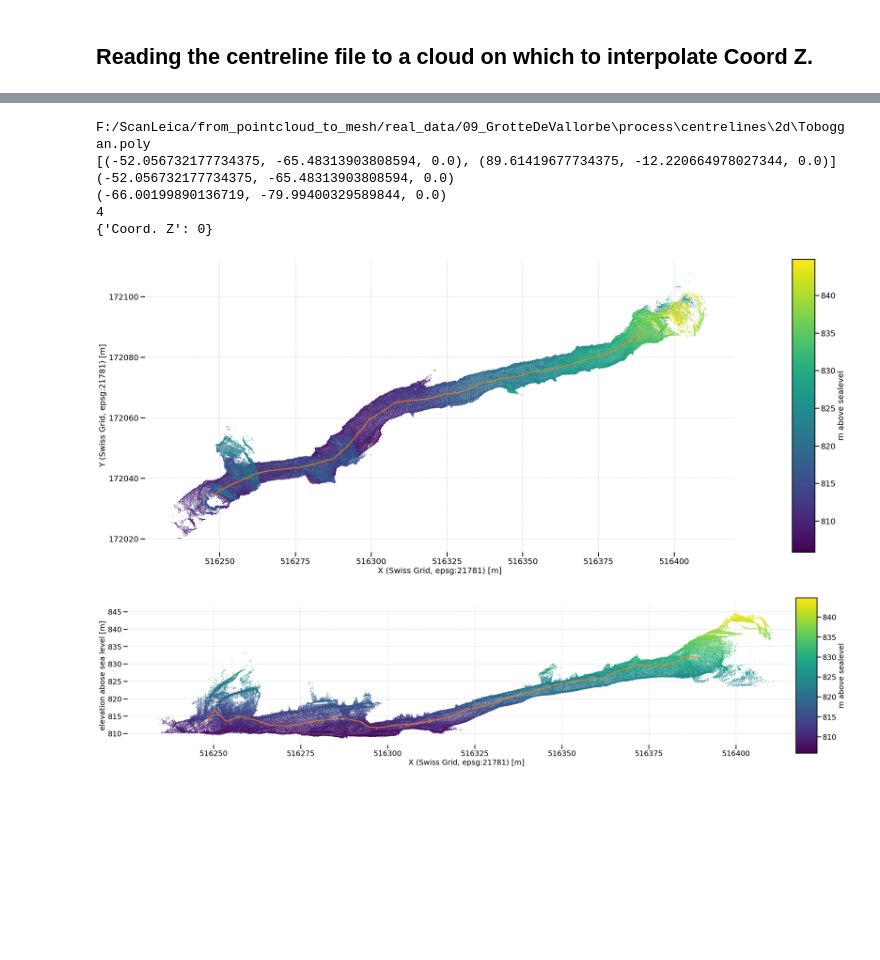
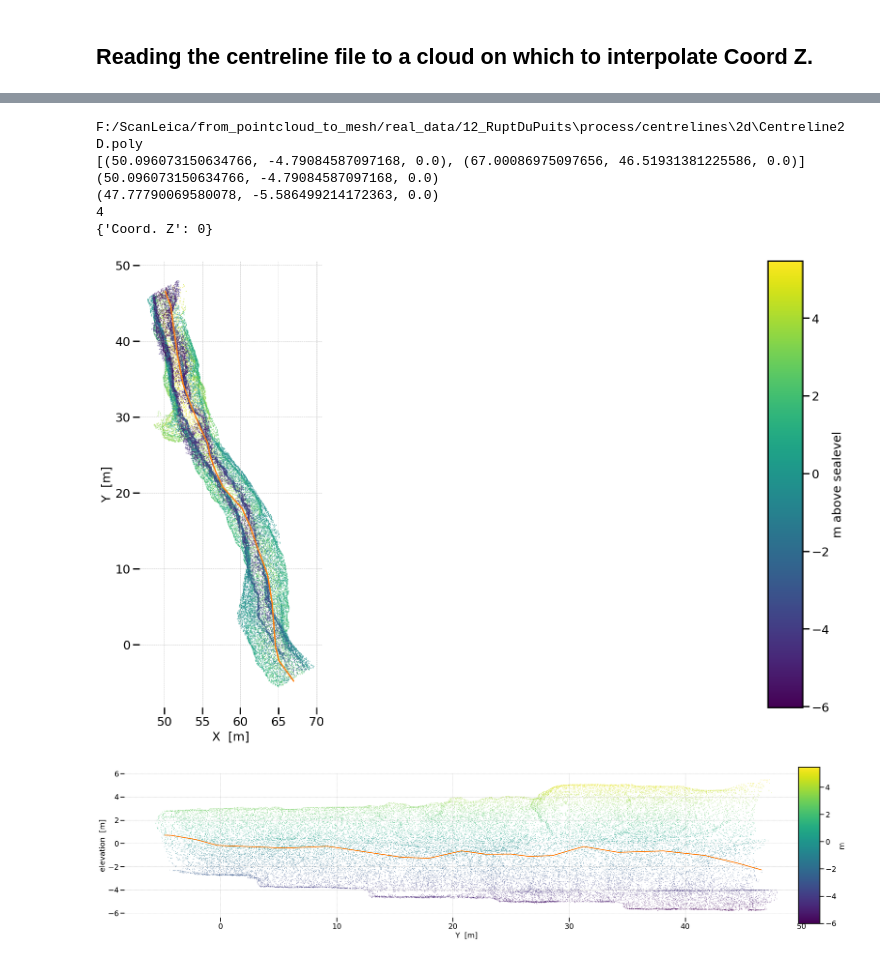
Before and after one commit to ERC-Karst/from_pointcloud_to_mesh, a Jupyter notebook: python/notebooks/02_ExtractCentreLine.ipynb, the cells around one changed output, grey strips where cells are left out. Drawn from its saved outputs; the diff is of its cells as text; code cells hidden in the pictures; blank space fills up the shorter version.

```diff
--- a/python/notebooks/02_ExtractCentreLine.ipynb
+++ b/python/notebooks/02_ExtractCentreLine.ipynb
@@ -142,8 +154,8 @@ def interpolate3DCentreline(fp, pcCave):
     params = cc.interpolatorParameters()
     params.method = cc.INTERPOL_METHOD.RADIUS
     params.algos = cc.INTERPOL_ALGO.NORMAL_DIST
-    params.radius = 4
-    params.sigma = 0.25
+    params.radius = 2
+    params.sigma = 2
     print(d["Coord. Z"])
     sfIndexes = [d["Coord. Z"]]
 
@@ -169,10 +181,10 @@ for polyline in centrelines2D:
     centreline3d = interpolate3DCentreline(fp_polyline, pcCave)
     centrelines3d.append(centreline3d)
 # %% [output]
-F:/ScanLeica/from_pointcloud_to_mesh/real_data/09_GrotteDeVallorbe\process\centrelines\2d\Toboggan.poly
-[(-52.056732177734375, -65.48313903808594, 0.0), (89.61419677734375, -12.220664978027344, 0.0)]
-(-52.056732177734375, -65.48313903808594, 0.0)
-(-66.00199890136719, -79.99400329589844, 0.0)
+F:/ScanLeica/from_pointcloud_to_mesh/real_data/12_RuptDuPuits\process/centrelines\2d\Centreline2D.poly
+[(50.096073150634766, -4.79084587097168, 0.0), (67.00086975097656, 46.51931381225586, 0.0)]
+(50.096073150634766, -4.79084587097168, 0.0)
+(47.77790069580078, -5.586499214172363, 0.0)
 4
 {'Coord. Z': 0}
 # %%
@@ -190,37 +202,36 @@ cmap = mpl.cm.viridis
 fig = plt.figure(figsize = (30, 12))
 gs = GridSpec(1, 60)
 
 ax = fig.add_subplot(gs[:59])
 cax = fig.add_subplot(gs[58:])
 dense_cave = pcCave.toNpArrayCopy() - GLOBAL_SHIFT
 cave_Z = pcCave.getScalarField("Coord. Z").toNpArrayCopy()
 ax.plot(centrelines3d[0][:,0], centrelines3d[0][:,1], color = "C1", lw = 2)
 
 
 
 ax.scatter(dense_cave[::10,0], dense_cave[::10,1], s = 0.1, zorder = -100,c=cave_Z[::10], cmap = "viridis")
 
 ax.set_aspect("equal")
 
-ax.set_xlabel("X (Swiss Grid, epsg:21781) [m]")
-
-ax.set_ylabel("Y (Swiss Grid, epsg:21781) [m]")
+ax.set_xlabel(f"X {CRS} [m]")
+ax.set_ylabel(f"Y {CRS} [m]")
 
 fig.colorbar(mpl.cm.ScalarMappable(norm=norm, cmap=cmap),
              cax=cax, orientation='vertical', label='m above sealevel', fraction=0.01)
 
 #ax.text(537752, 195262, "PLAN", fontsize=21)
 #ax.text(537795, 195168, "Couloir du Bourbier", fontsize=21, color = "C1")
 #ax.text(537630, 195222, "La Cave", fontsize = 21, color = "C1")
 
 ax.grid(lw = 0.5, ls="--")
 
 for side in ("top", "left", "right", "bottom"):
     ax.spines[side].set_visible(False)
 
 plt.savefig(f"../../real_data/{BASENAME}/output/VueEnPlan.png", dpi = 300)
 # %% [output]
-[figure, old version]
+[figure, new version]
 # %%
 fig = plt.figure(figsize = (30, 6.8))
 gs = GridSpec(1, 60)
@@ -232,15 +243,15 @@ cave_Z = pcCave.getScalarField("Coord. Z").toNpArrayCopy()
 
 #ax.set_ylim(741, 810)
 
-ax.scatter(dense_cave[::10,0], dense_cave[::10,2], s = 0.1, zorder = -100,c=cave_Z[::10], cmap = "viridis")
+ax.scatter(dense_cave[::10,1], dense_cave[::10,2], s = 0.1, zorder = -100,c=cave_Z[::10], cmap = "viridis")
 for centreline in centrelines3d:
-    ax.plot(centreline[:,0], centreline[:,2], color = "C1", lw = 2)
+    ax.plot(centreline[:,1], centreline[:,2], color = "C1", lw = 2)
 ax.set_aspect("equal")
 
-ax.set_xlabel("X (Swiss Grid, epsg:21781) [m]")
-ax.set_ylabel("elevation abose sea level [m]")
+ax.set_xlabel(f"Y {CRS} [m]")
+ax.set_ylabel(f"elevation {ELEVATION} [m]")
 fig.colorbar(mpl.cm.ScalarMappable(norm=norm, cmap=cmap),
-             cax=cax, orientation='vertical', label='m above sealevel', fraction=0.01)
+             cax=cax, orientation='vertical', label='m', fraction=0.01)
 
 #ax.text(537702, 755, "PROJECTED PROFILE (000)", fontsize=21)
 #ax.text(537785, 752, "Couloir du Bourbier", fontsize=21, color = "C1")
@@ -253,4 +264,4 @@ for side in ("top", "left", "right", "bottom"):
 
 plt.savefig(f"../../real_data/{BASENAME}/output/VueEnProfil.png", dpi = 300)
 # %% [output]
-[figure, old version]
+[figure, new version]
```
Also changed, not shown: parts of 7 cells of this notebook, 8 other files.
